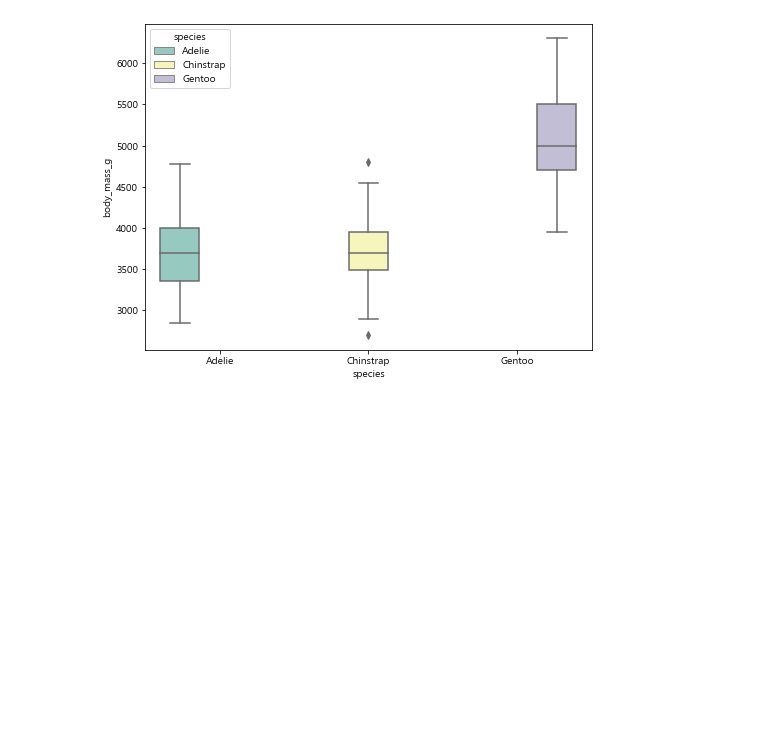
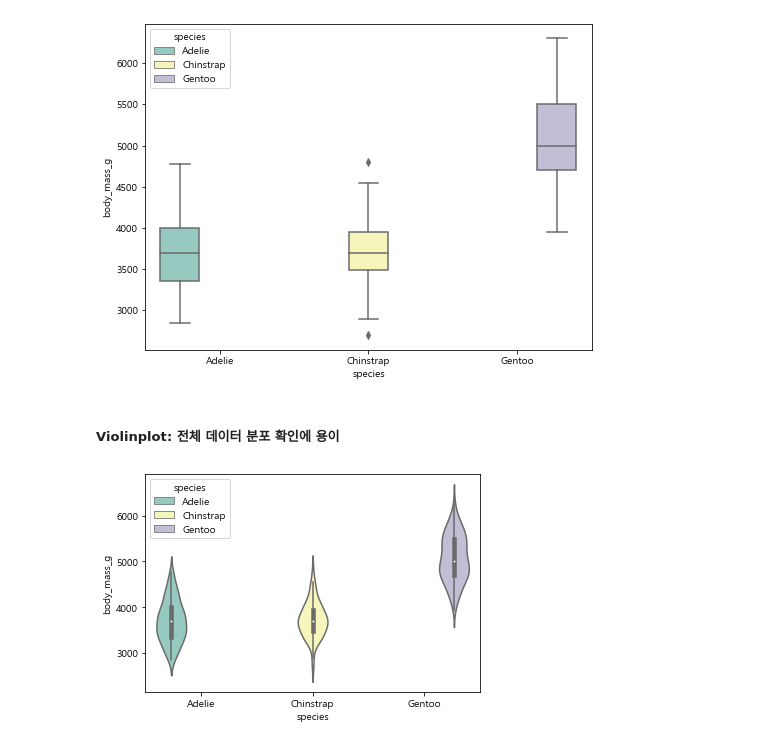
Before and after one commit to eeyeji/Python_Library, a Jupyter notebook: 4일차/penguins.ipynb, the cells around one changed output. Cells and saved outputs as stored; diff of their text form; code cells hidden in the pictures; blank space fills up the shorter version.

Commit message:
Penguins

```diff
--- a/4일차/penguins.ipynb
+++ b/4일차/penguins.ipynb
@@ -54,3 +54,10 @@ sns.boxplot(x='species', y='body_mass_g', data=penguins, hue='species', palette=
 plt.show()
 # %% [output]
 [figure]
+# %% [markdown]
+##### Violinplot: 전체 데이터 분포 확인에 용이
+# %%
+sns.violinplot(x='species', y='body_mass_g', data=penguins, hue='species', palette='Set3')
+plt.show()
+# %% [output]
+[figure, added]
```
Also changed, not shown: parts of 4 cells of this notebook.
